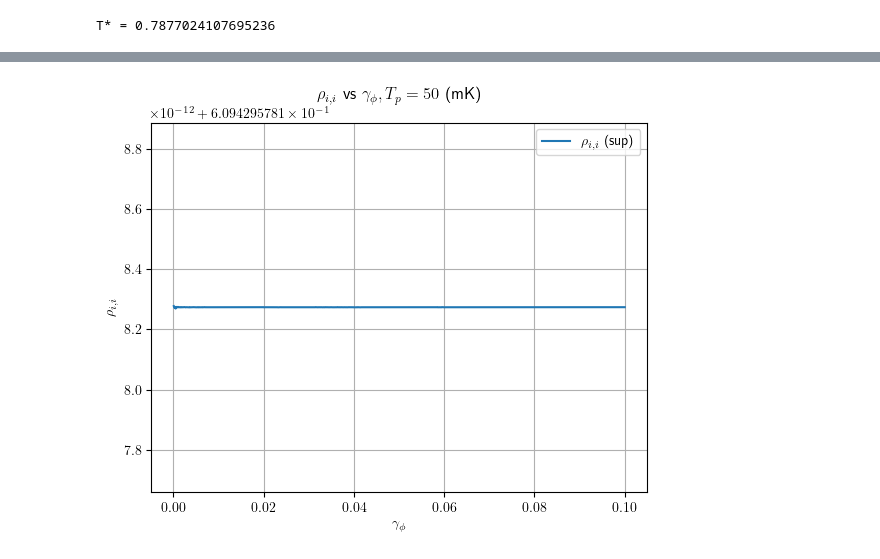
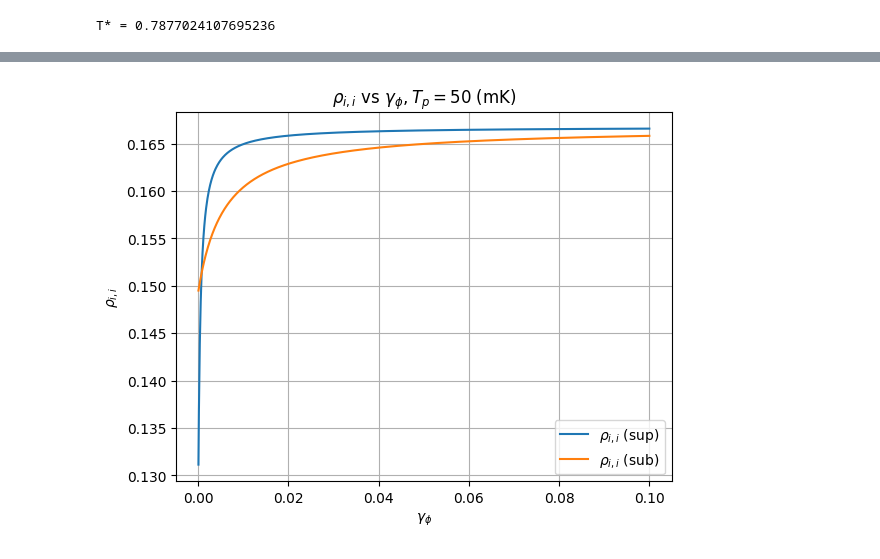
Before and after one commit to foysalx/TwoQubitHeatValve, a Jupyter notebook: Results_Even_Odd_Parity_Formulation (1).ipynb, the cells around one changed output, grey strips where cells are left out. Cells and saved outputs as stored; diff of their text form; code cells hidden in the pictures.

```diff
--- a/Results_Even_Odd_Parity_Formulation (1).ipynb
+++ b/Results_Even_Odd_Parity_Formulation (1).ipynb
@@ -39,14 +21,15 @@ Qf = 7.1798      # Resonator quality factor
 # Bath coupling strengths
 gamma_h   = 0.0075   # Hot bath
 gamma_c   = 0.0075   # Cold bath
-gamma_local = 0 #0.001   # Parasitic relaxation
-gamma_deph  = 0.001 # Pure dephasing (σ_z)
+gamma_local = 0.001 #0.001   # Parasitic relaxation
+gamma_deph  = 0 # Pure dephasing (σ_z)
 
 # Temperatures  (ℏ = k_B = 1)
 T_local = 0.186    # Parasitic bath, 50 mK
 T_h     = 1.2087    # Hot bath, 350 mK
 T_c     = 0.186   # Cold bath, 50 mK
 N= 51
+#R = 10
 
 # Diagnostic: effective temperature of the composite resonator bath
 Ts = QH.T_star(T_c, gamma_c, T_h, gamma_h, w0)
@@ -293,7 +282,7 @@ plt.tight_layout()
 # %%
 # Plotting the collective even case (-1) enhancement
 plt.figure(figsize=(9, 6))
-rc('text',usetex=True)
+matplotlib.rcParams['text.usetex'] = False
 
 cp = plt.imshow(
     Ratio_sup_even,
@@ -421,7 +410,7 @@ plt.tight_layout()
 # %%
 # Minimum eigenvalue check for collective odd case
 plt.figure(figsize=(9, 6))
-rc('text',usetex=True)
+matplotlib.rcParams['text.usetex'] = False
 
 cp = plt.imshow(
     Lambda_sub,  # negative heat current for display
@@ -626,7 +615,7 @@ plt.show()
 # Calculating the dependence of Heat Current at resonance for all 4 cases discussed againt pure dephasing
 
 N3 = 1000
-gamma_p_3 = 0 # Parasitic bath relaxation
+gamma_p_3 = 0.001 # Parasitic bath relaxation
 gamma_deph_3  = np.linspace(0.0001, 0.1, N3)  # Pure dephasing (σ_z)
 gamma_h_3   = 0.0075 # Hot bath coupling
 gamma_c_3   = 0.0075 # Cold bath coupling
@@ -654,7 +643,7 @@ for k, gamma_d in enumerate(gamma_deph_3):
     # Independent-bath steady state and current
     rho_ind = QH.rho_ss_termic_indepentend(
         1, 1,
-        gamma_p_3, T_par_3, gamma_d,
+        gamma_p_3, T_para_3, gamma_d,
         T_h_3, gamma_h_3, T_c_3, gamma_c_3,
         w0, Qf_3
     )
@@ -701,16 +690,16 @@ for k, gamma_d in enumerate(gamma_deph_3):
 
     Ratio_even_3[k]  = Q_coll_even_3[k] / Q_ind_3[k]
 # %%
-plt.plot(gamma_deph_3, Rho_coll_sup_deph[:, 3, 3], label = r'$\rho_{i,i}$ (sup)')
-#plt.plot(gamma_deph_3, Rho_coll_sub_deph[:, 0, 0], label = r'$\rho_{i,i}$ (sub)')
+plt.plot(gamma_deph_3, Rho_coll_sup_deph[:, 1, 1], label = r'$\rho_{i,i}$ (sup)')
+plt.plot(gamma_deph_3, Rho_coll_sub_deph[:, 1, 1], label = r'$\rho_{i,i}$ (sub)')
 plt.xlabel(r'$\gamma_{\phi}$')
 plt.ylabel(r'$\rho_{i,i}$')
 plt.title(r'$\rho_{i,i}$ vs $\gamma_{\phi}, T_p = 50$ (mK)')
 plt.legend()
 plt.grid(True)
 plt.show()
 # %% [output]
-[figure, old version]
+[figure, new version]
 # %%
 # Plotting pure dephasing dependence at resonance for all 4 cases discussed
 
```
Also changed, not shown: parts of 44 cells of this notebook, 1 other file.
